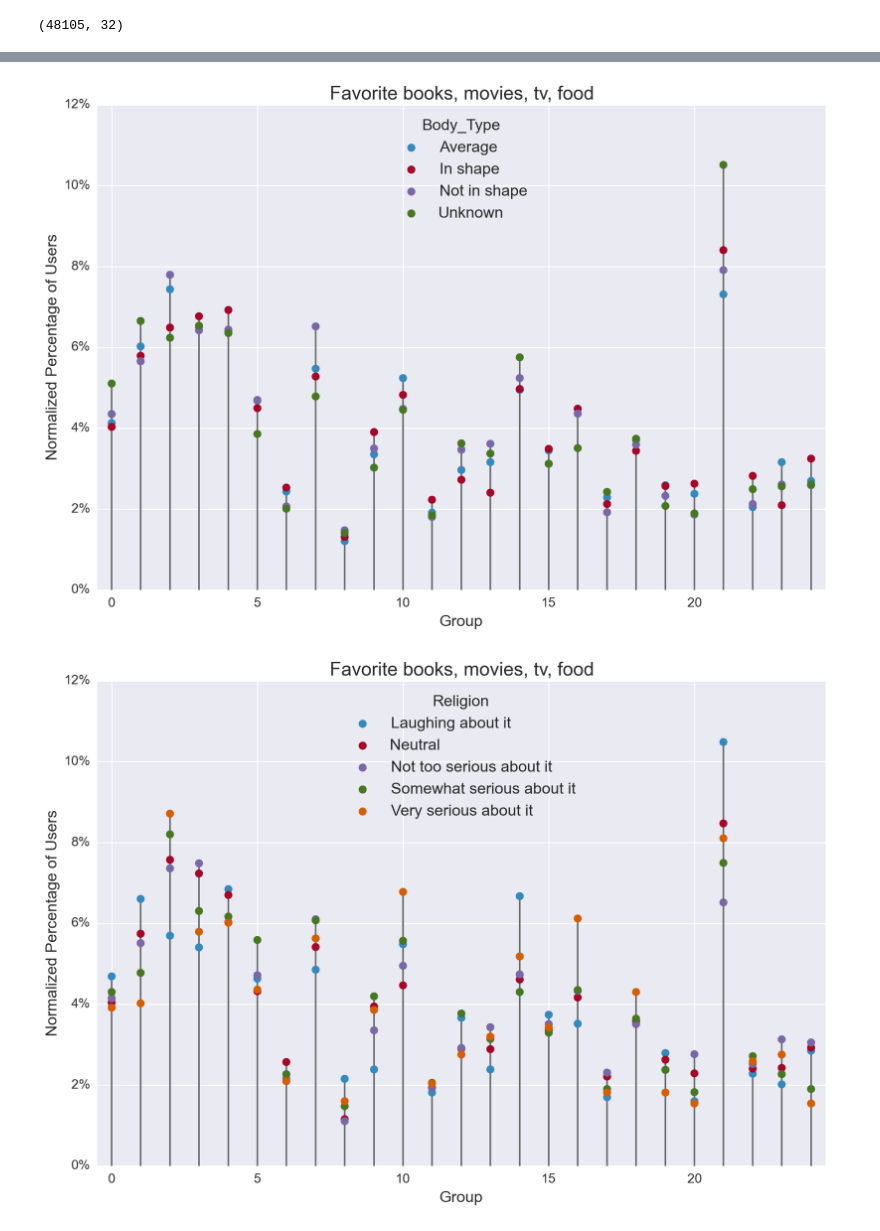
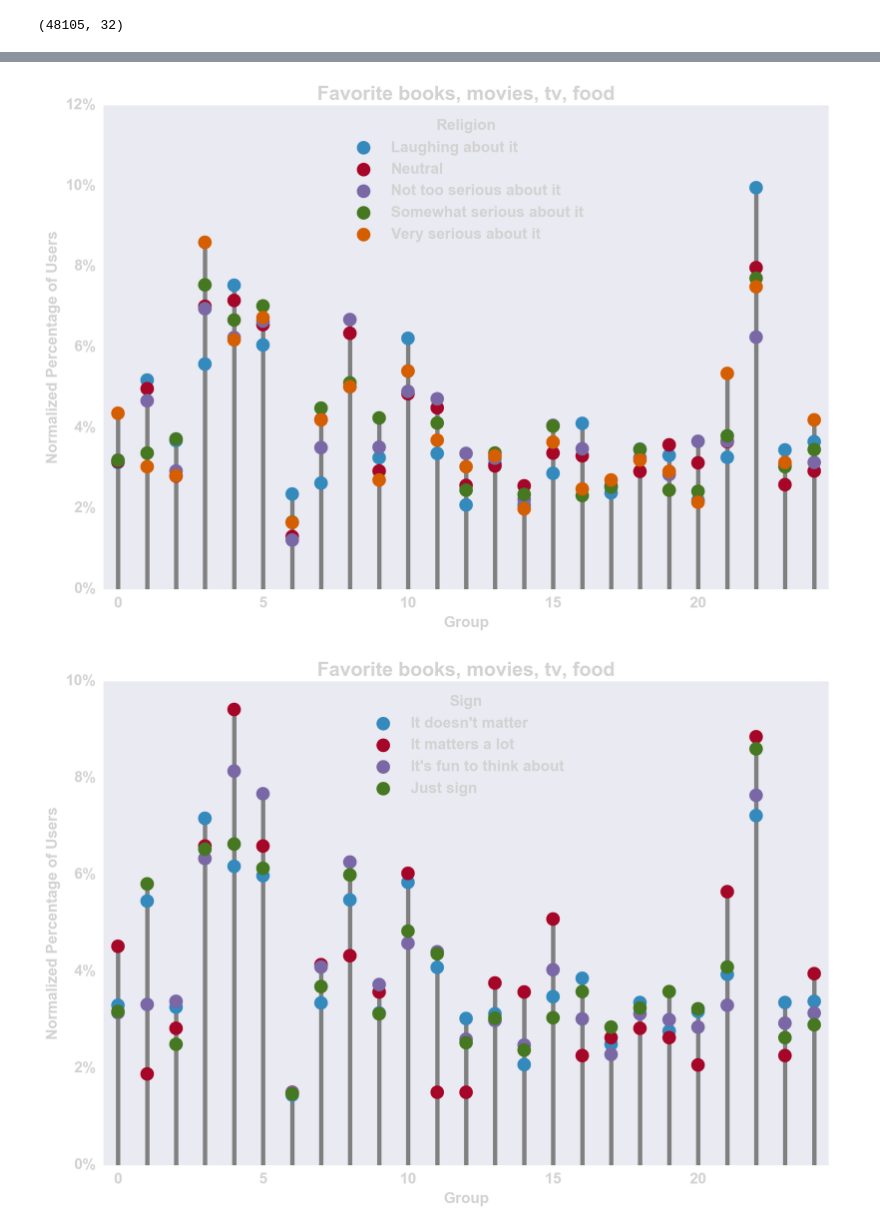
Before and after one commit to juanshishido/okcupid, a Jupyter notebook: main-split-demographics-later.ipynb, the cells around one changed output, grey strips where cells are left out. Saved outputs shown, nothing was run; the diff lists cells and outputs as text; code cells hidden in the pictures.

Commit message:
Using sklearn 0.16; plot styles for poster

```diff
--- a/main-split-demographics-later.ipynb
+++ b/main-split-demographics-later.ipynb
@@ -18,12 +18,13 @@ mpl.rc('savefig', dpi=200)
 params = {'figure.dpi' : 200,
           'figure.figsize' : (16, 12),
           'axes.axisbelow' : True,
-          'lines.antialiased' : True,
+          'lines.antialiased' : True, 'axes.facecolor' : 'None',
           'axes.titlesize' : 'xx-large',
           'axes.labelsize' : 'x-large',
           'xtick.labelsize' : 'large',
           'ytick.labelsize' : 'large',
-          'legend.fontsize' : 'x-large'}
+          'legend.fontsize' : 'x-large',
+          'savefig.transparent' : True}
 
 for (k, v) in params.items():
     plt.rcParams[k] = v
@@ -93,28 +96,34 @@ colors = ['#348ABD', '#A60628', '#7A68A6', '#467821',
           '#D55E00', '#CC79A7', '#56B4E9', '#009E73',
           '#F0E442', '#0072B2']
 # %%
-for demog in ['sex', 'orientation', 'drugs', 'body_type', 'religion', 'sign']:
+sns.set_style("dark")
+
+filenames = ['data/essay4_sex.png', 'data/essay4_orientation.png',
+             'data/essay4_drugs.png', 'data/essay4_religion.png',
+             'data/essay4_sign.png']
+
+for f, demog in enumerate(['sex', 'orientation', 'drugs', 'religion', 'sign']):
     this = pd.DataFrame({'count' :
                          df_clean.groupby([demog, 'group'])['group'].count()}).reset_index()
     that = this.groupby(demog, as_index=False)['count'].sum()
     this = pd.merge(this, that, on=demog)
     this['pct'] = this.count_x / this.count_y
 
-    plt.figure(figsize=(12, 8))
+    fig, ax = plt.subplots(figsize=(12, 8))
 
     # lines
     lineval = this.groupby('group')['pct'].max()
     for i, g in enumerate(lineval):
         plt.plot([i, i], [0, g],
-                 linewidth=1.5,
-                 color='DimGray',
+                 linewidth=4,
+                 color='gray',
                  zorder=1)
 
     # markers
     for i, d in enumerate(this[demog].unique()):
         tdf = this[this[demog]==d]
         plt.scatter(range(len(tdf)), tdf.pct,
-                    s=50,
+                    s=150,
                     color=colors[i],
                     zorder=2, label=d.capitalize())
 
@@ -128,7 +137,26 @@ for demog in ['sex', 'orientation', 'drugs', 'body_type', 'religion', 'sign']:
     plt.xlabel('Group')
     plt.ylabel('Normalized Percentage of Users')
 
-    plt.title(essay_dict[essay_list[0]])
-    lg = plt.legend(title=demog.title(), loc=9)
-    lg.get_title().set_fontsize('x-large')
+    plt.title(essay_dict[essay_list[0]], fontsize = 18, fontweight = 'bold', color = 'lightgray')
+    lg = plt.legend(title=demog.title(), loc=9, fontsize = 14)
+    for text in lg.get_texts():
+        plt.setp(text, color = 'lightgray', weight = 'bold')
+    lg.get_title().set_fontsize(14)
+    lg.get_title().set_fontweight('bold')
+    lg.get_title().set_color('lightgray')
+
+    for label in (ax.get_xticklabels() + ax.get_yticklabels()):
+        label.set_fontweight('bold')
+        label.set_fontsize(14)
+        label.set_color('lightgray')
+
+    ax.xaxis.label.set_color('lightgray')
+    ax.xaxis.label.set_fontweight('bold')
+    ax.xaxis.label.set_fontsize(14)
+
+    ax.yaxis.label.set_color('lightgray')
+    ax.yaxis.label.set_fontweight('bold')
+    ax.yaxis.label.set_fontsize(14)
+
+    plt.savefig(filenames[f], transparent=True)
 # %% [output]
@@ -138,2 +166,2 @@ for demog in ['sex', 'orientation', 'drugs', 'body_type', 'religion', 'sign']:
-[figure, old version]
+[figure, new version]
-[figure, old version]
+[figure, new version]
```
Also changed, not shown: parts of 9 cells of this notebook.
